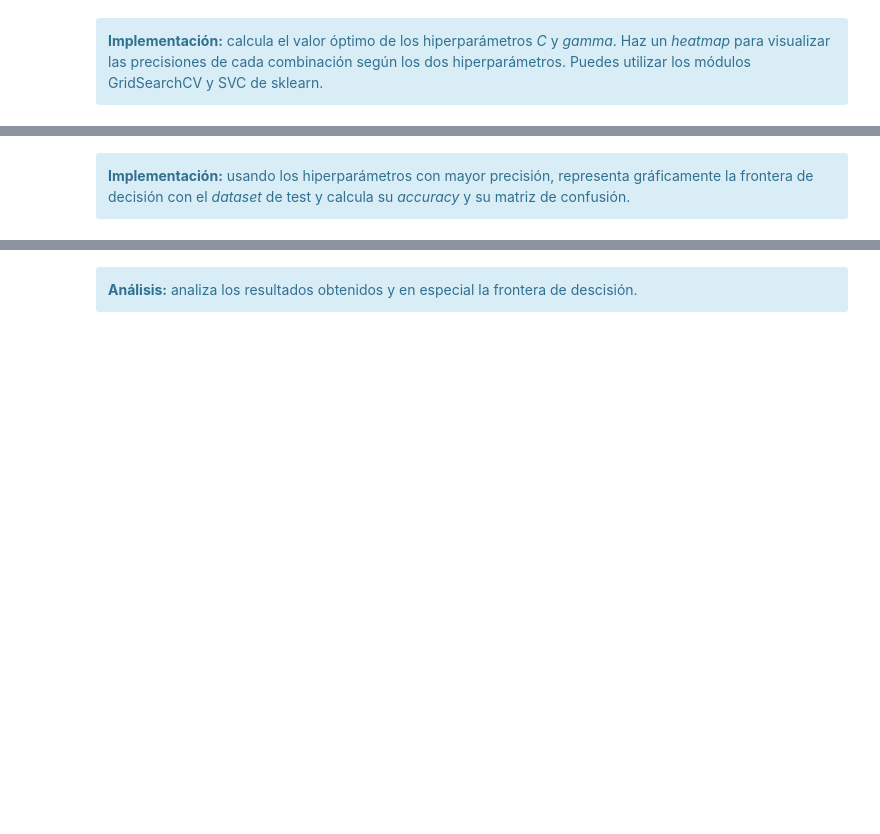
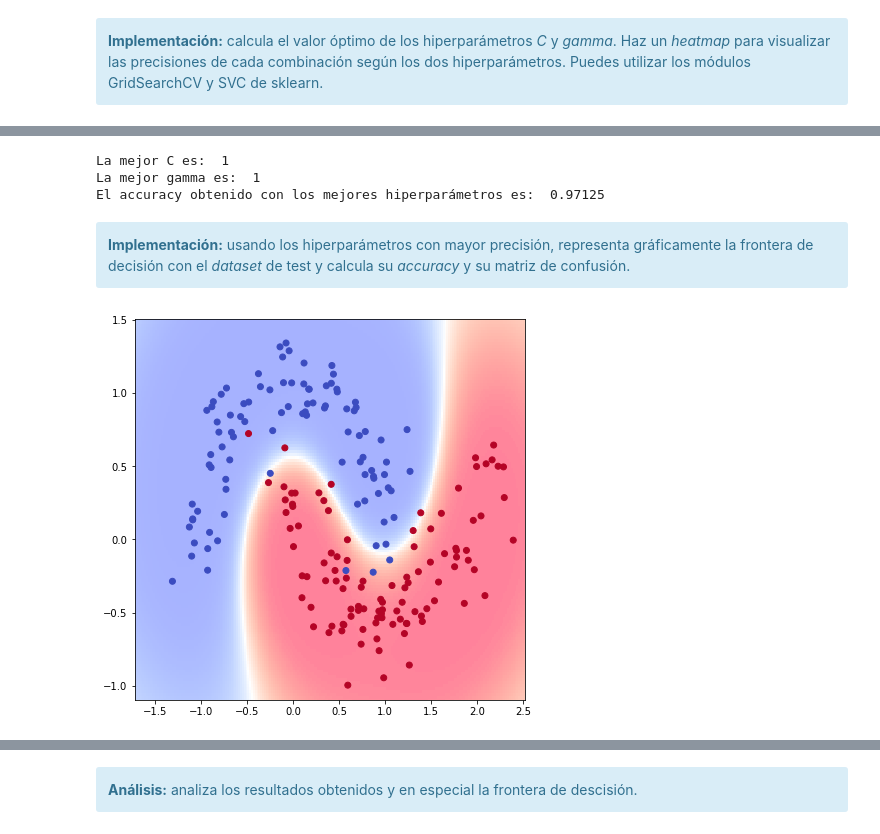
Before and after one commit to mariousm/Data-Science-Master, a Jupyter notebook: 2021-22/PrimerSemestre/Mineria/PEC3/20211_M2.855_PEC3_Enunciado.ipynb, the cells around one changed output, grey strips where cells are left out. Saved outputs shown, nothing was run; the diff lists cells and outputs as text; code cells hidden in the pictures; blank space fills up the shorter version.

```diff
--- a/2021-22/PrimerSemestre/Mineria/PEC3/20211_M2.855_PEC3_Enunciado.ipynb
+++ b/2021-22/PrimerSemestre/Mineria/PEC3/20211_M2.855_PEC3_Enunciado.ipynb
@@ -263,4 +303,34 @@ Igual que en el caso anterior, para validar el rendimiento del algoritmo con cad
+# %%
+print("La mejor C es: ", modelo_GridSearchCSV.best_params_["C"])
+print("La mejor gamma es: ", modelo_GridSearchCSV.best_params_["gamma"])
+print("El accuracy obtenido con los mejores hiperparámetros es: ", modelo_GridSearchCSV.best_score_)
+# %% [output]
+La mejor C es:  1
+La mejor gamma es:  1
+El accuracy obtenido con los mejores hiperparámetros es:  0.97125
 # %% [markdown]
 <div class="alert alert-block alert-info">
 <strong>Implementación:</strong> usando los hiperparámetros con mayor precisión, representa gráficamente la frontera de decisión con el <i>dataset</i> de test y calcula su <i>accuracy</i> y su matriz de confusión.
 </div>
+# %%
+# Creación del modelo con los hiperparámetros con mayor precisión
+modelo_svm = svm.SVC(
+    kernel="rbf",
+    probability=True,
+    random_state=0,
+    C=modelo_GridSearchCSV.best_params_["C"],
+    gamma=modelo_GridSearchCSV.best_params_["gamma"]
+)
+
+# Ajustamos el modelo
+modelo_svm = modelo_svm.fit(X_train, y_train)
+
+# Representación de la frontera de decisión
+plot_decision_boundaries(
+    X_test[:,0],
+    X_test[:,1],
+    y_test,
+    modelo_svm
+)
+# %% [output]
+[figure, added]
```
Also changed, not shown: parts of 5 cells of this notebook.
